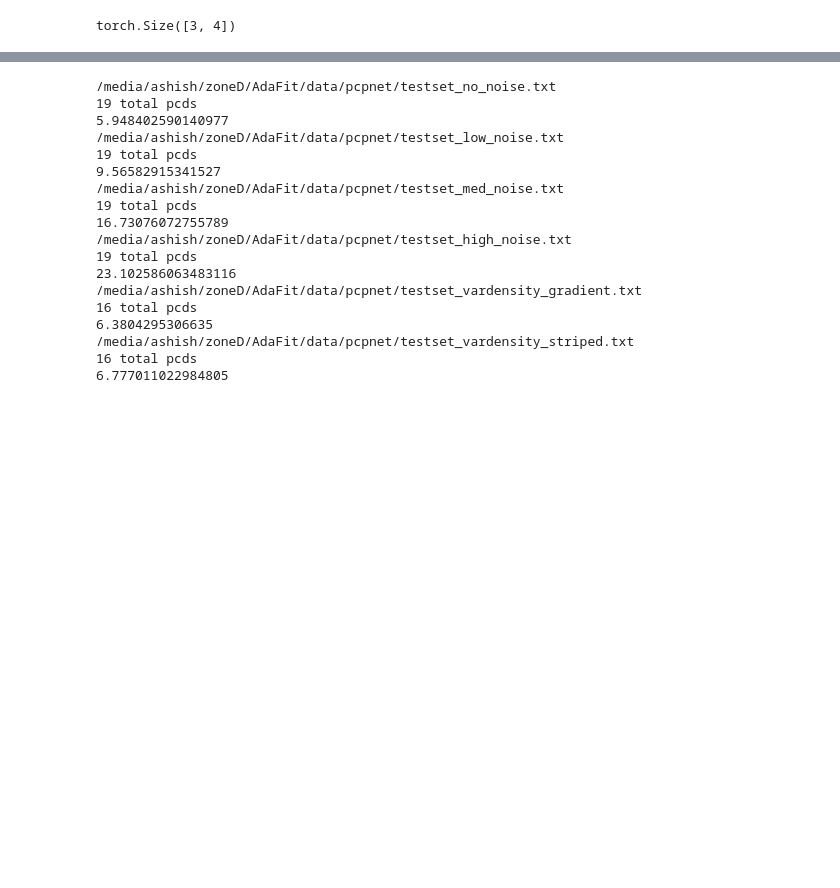
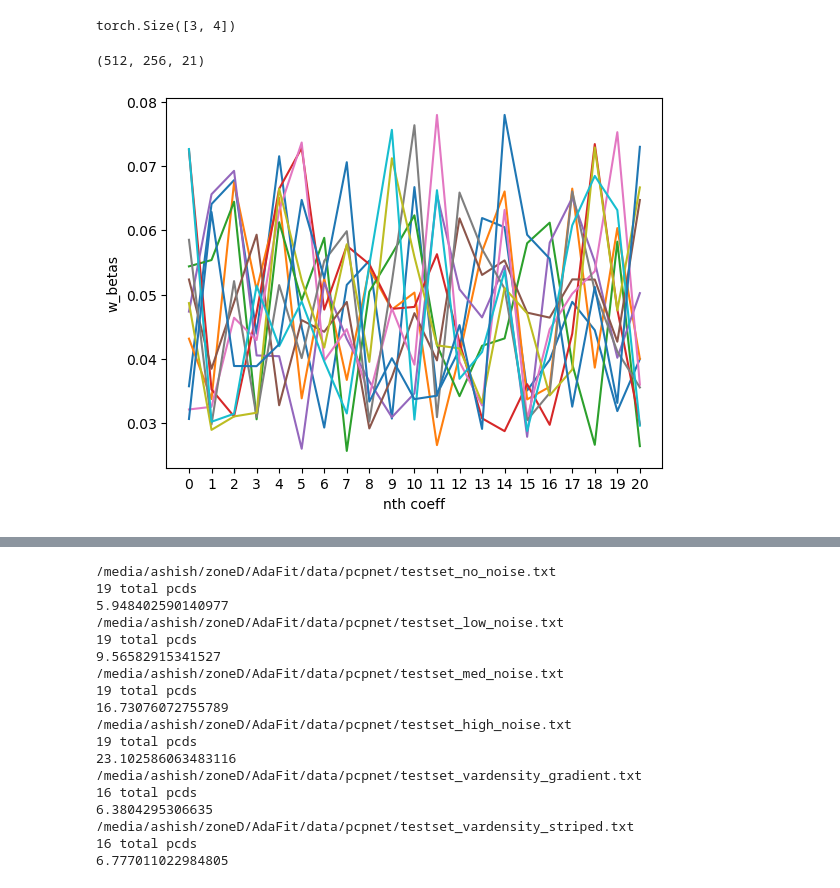
Before and after one commit to RushaliRajesh/AdaFit, a Jupyter notebook: check.ipynb, the cells around one changed output, grey strips where cells are left out. Drawn from its saved outputs; the diff is of its cells as text; code cells hidden in the pictures; blank space fills up the shorter version.

```diff
--- a/check.ipynb
+++ b/check.ipynb
@@ -15,0 +34,20 @@ torch.Size([3, 4])
+# %%
+import matplotlib.pyplot as plt
+
+w_betas = np.random.rand(512, 256, 21)
+w_betas = torch.nn.functional.softmax(torch.tensor(w_betas), dim=-1).numpy()
+print(w_betas.shape)
+x = np.arange(0, 21, 1)
+
+# Plot all 256 points on the same graph
+for i in range(0,w_betas.shape[1], 25):
+    y = w_betas[0, i, :]
+    plt.plot(x, y, label=f'Point {i+1}')
+plt.xticks(np.arange(0, 21, 1))
+plt.xlabel('nth coeff')
+plt.ylabel('w_betas')
+# plt.legend()
+plt.show()
+# %% [output]
+(512, 256, 21)
+[figure, added]
```
Also changed, not shown: parts of 3 cells of this notebook, 2 other files.
